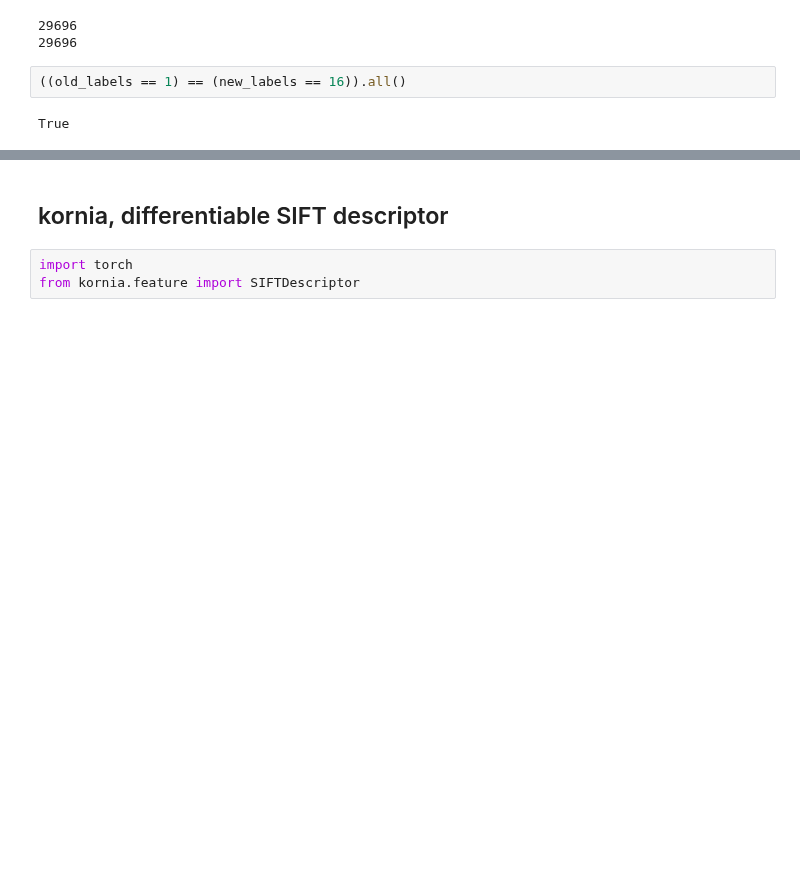
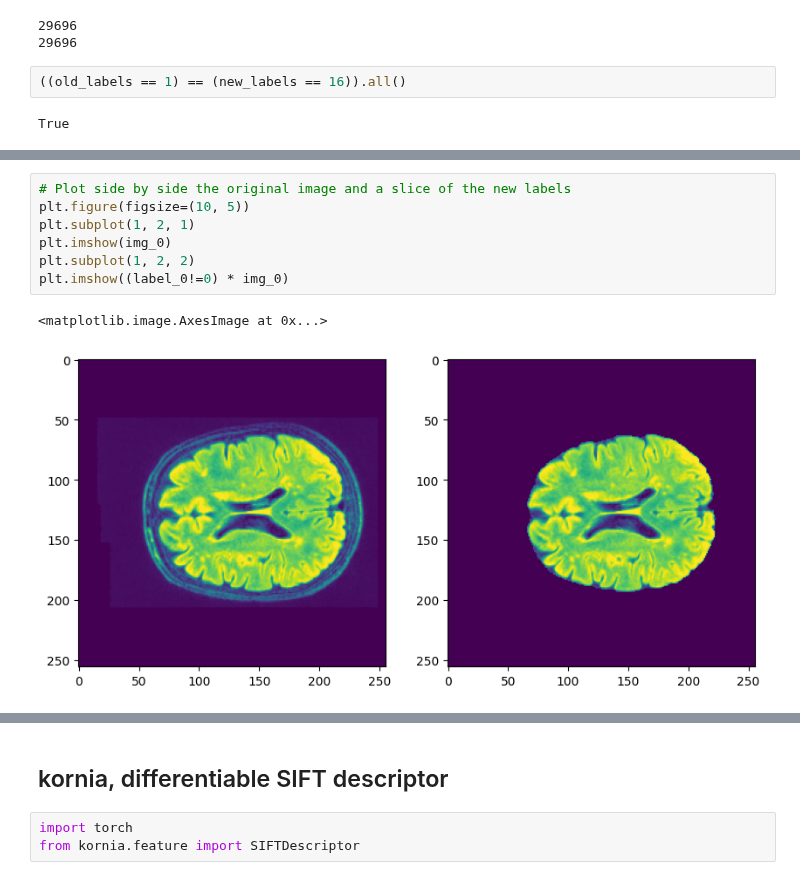
Before and after one commit to JdbermeoUZH/MastersThesisUIASegmentation, a Jupyter notebook: notebooks/random_stuff.ipynb, the cells around one changed output, grey strips where cells are left out. Drawn from its saved outputs; the diff is of its cells as text; blank space fills up the shorter version.

```diff
--- a/notebooks/random_stuff.ipynb
+++ b/notebooks/random_stuff.ipynb
@@ -20,0 +49,10 @@ True
+# %%
+# Plot side by side the original image and a slice of the new labels
+plt.figure(figsize=(10, 5))
+plt.subplot(1, 2, 1)
+plt.imshow(img_0)
+plt.subplot(1, 2, 2)
+plt.imshow((label_0!=0) * img_0)
+# %% [output]
+<matplotlib.image.AxesImage at 0x...>
+[figure, added]
```
Also changed, not shown: parts of 17 cells of this notebook, 8 other files.
